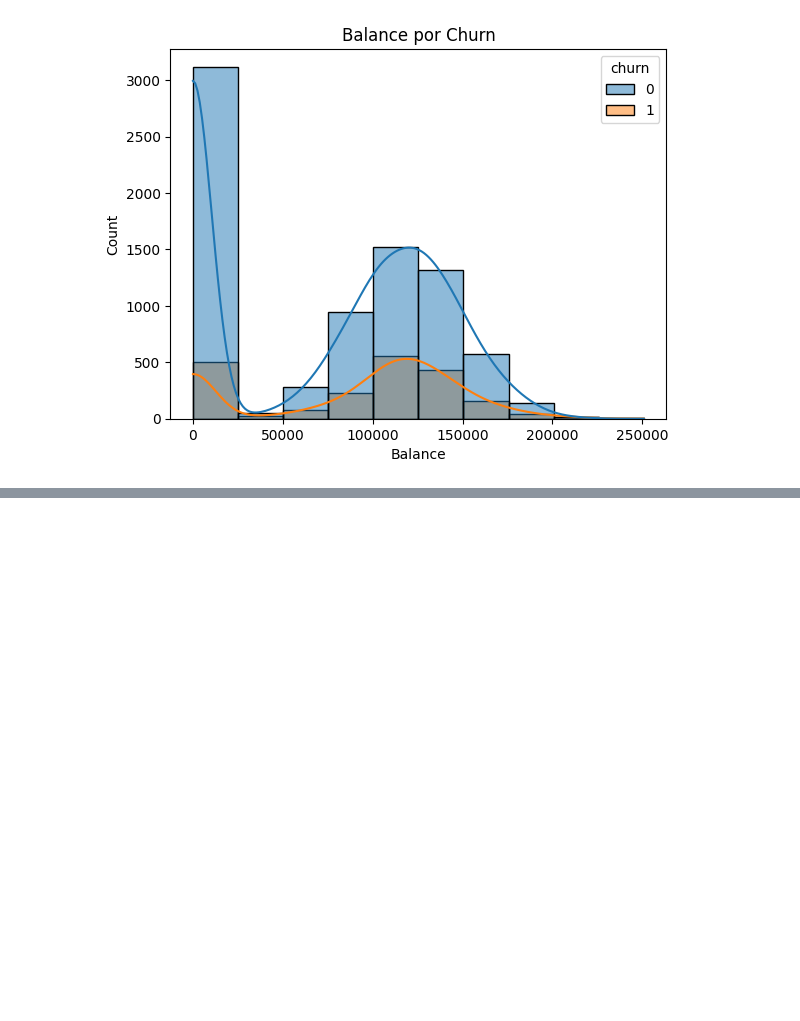
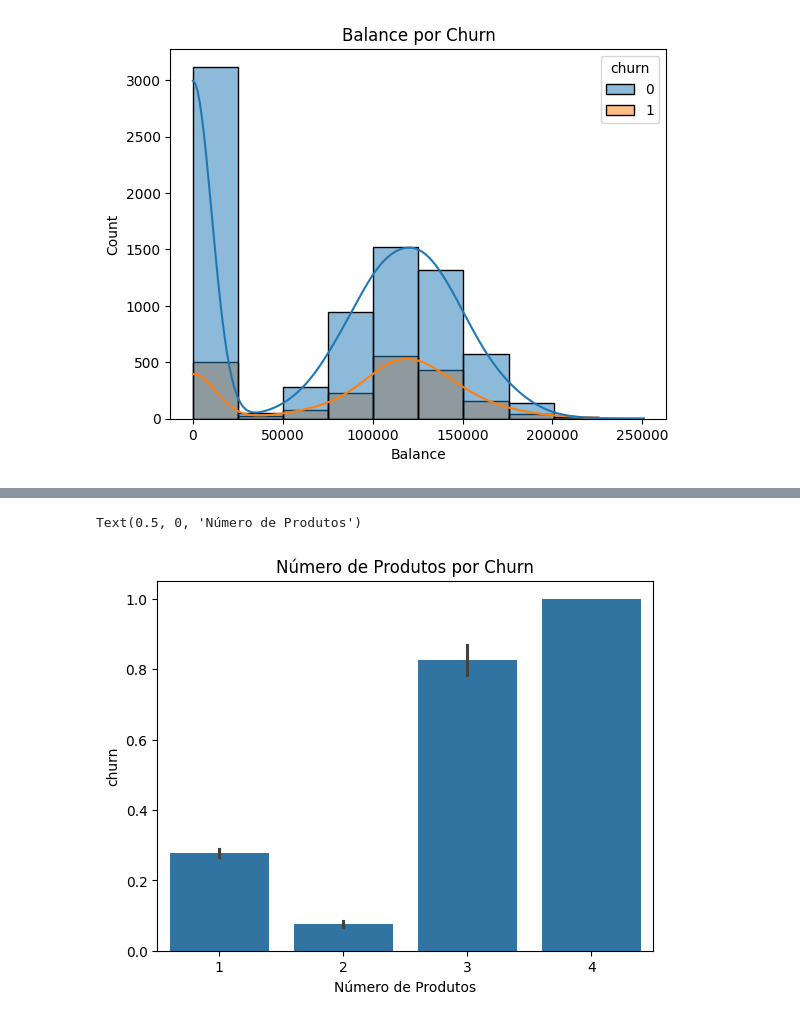
Before and after one commit to ReCroffi/bank-churn-prediction, a Jupyter notebook: notebooks/01_eda.ipynb, the cells around one changed output, grey strips where cells are left out. Saved outputs shown, nothing was run; the diff lists cells and outputs as text; code cells hidden in the pictures; blank space fills up the shorter version.

```diff
--- a/notebooks/01_eda.ipynb
+++ b/notebooks/01_eda.ipynb
@@ -130,0 +135,7 @@ Text(0.5, 0, 'Balance')
+# %%
+sns.barplot(x="products_number", y="churn", data=df)
+plt.title("Número de Produtos por Churn")
+plt.xlabel("Número de Produtos")
+# %% [output]
+Text(0.5, 0, 'Número de Produtos')
+[figure, added]
```
Also changed, not shown: parts of 9 cells of this notebook.
